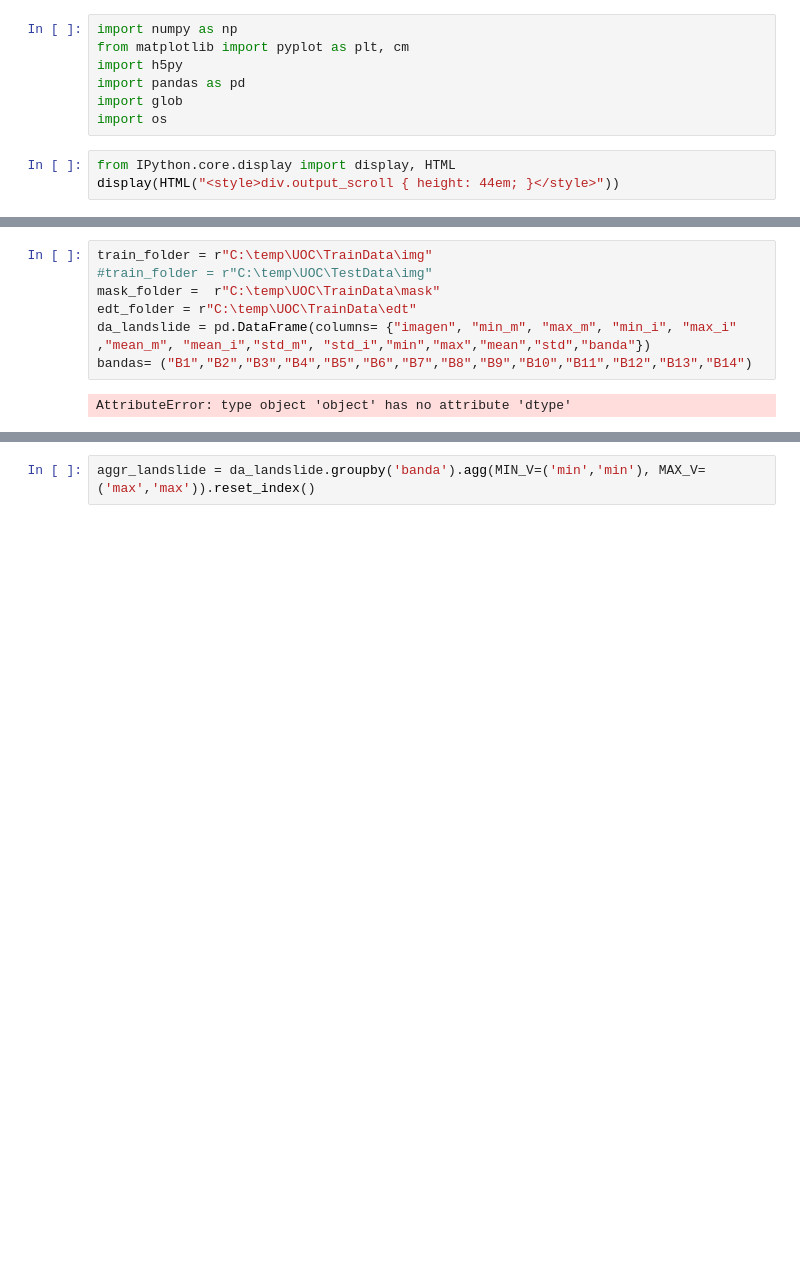
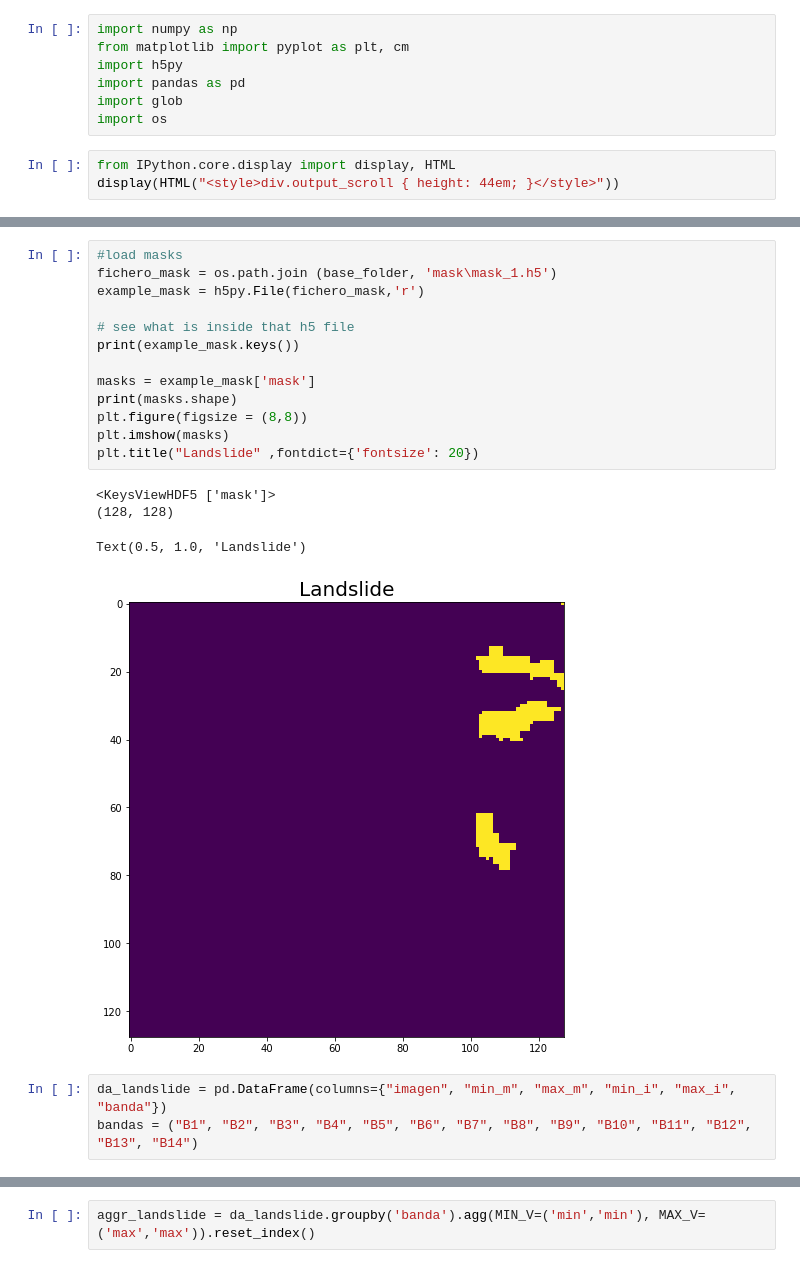
Before and after one commit to SERRA17/landslide-susceptibility, a Jupyter notebook: Analisis de imágenes.ipynb, the cells around one changed output, grey strips where cells are left out. Cells and saved outputs as stored; diff of their text form; blank space fills up the shorter version.

```diff
--- a/Analisis de imágenes.ipynb
+++ b/Analisis de imágenes.ipynb
@@ -11,9 +40,21 @@ display(HTML("<style>div.output_scroll { height: 44em; }</style>"))
+# %%
+#load masks
+fichero_mask = os.path.join (base_folder, 'mask\mask_1.h5')
+example_mask = h5py.File(fichero_mask,'r')
+
+# see what is inside that h5 file
+print(example_mask.keys())
+
+masks = example_mask['mask']
+print(masks.shape)
+plt.figure(figsize = (8,8))
+plt.imshow(masks)
+plt.title("Landslide" ,fontdict={'fontsize': 20})
+# %% [output]
+<KeysViewHDF5 ['mask']>
+(128, 128)
+Text(0.5, 1.0, 'Landslide')
+[figure, added]
 # %%
-train_folder = r"C:\temp\UOC\TrainData\img"
-#train_folder = r"C:\temp\UOC\TestData\img"
-mask_folder =  r"C:\temp\UOC\TrainData\mask"
-edt_folder = r"C:\temp\UOC\TrainData\edt"
-da_landslide = pd.DataFrame(columns= {"imagen", "min_m", "max_m", "min_i", "max_i" ,"mean_m", "mean_i","std_m", "std_i","min","max","mean","std","banda"})
-bandas= ("B1","B2","B3","B4","B5","B6","B7","B8","B9","B10","B11","B12","B13","B14")
+da_landslide = pd.DataFrame(columns={"imagen", "min_m", "max_m", "min_i", "max_i", "banda"})
+bandas = ("B1", "B2", "B3", "B4", "B5", "B6", "B7", "B8", "B9", "B10", "B11", "B12", "B13", "B14")
-# %% [output]
-AttributeError: type object 'object' has no attribute 'dtype'
```
Also changed, not shown: parts of 10 cells of this notebook, 2 other files.
